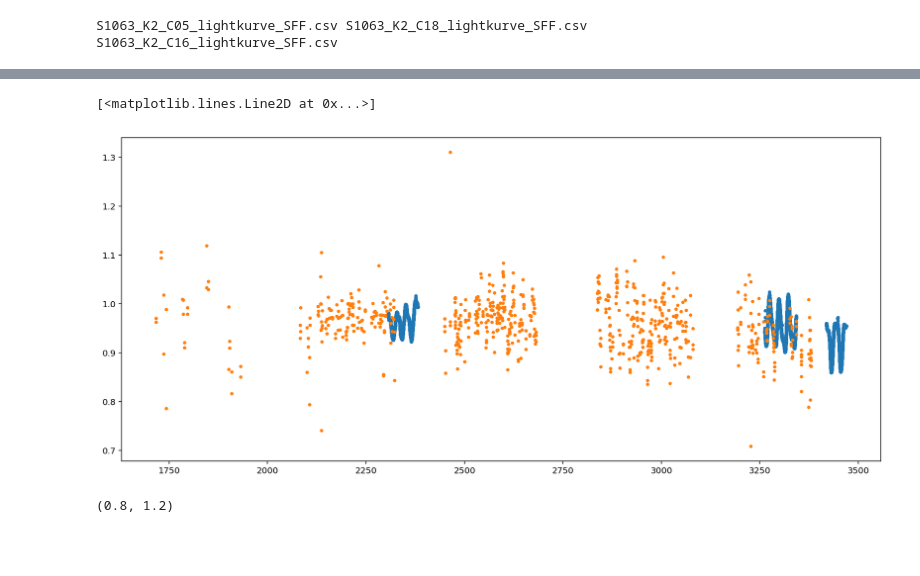
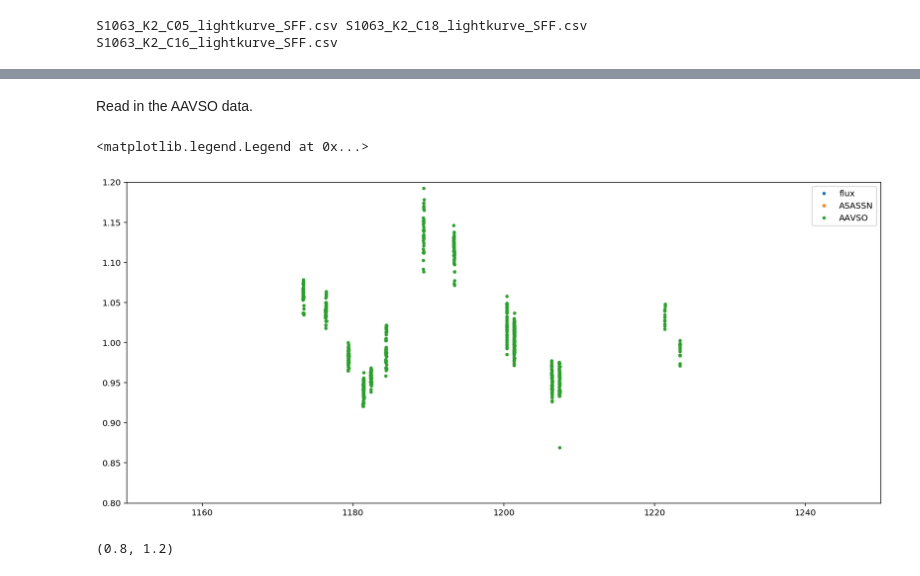
Before and after one commit to BrownDwarf/subsub, a Jupyter notebook: notebooks/Global_K2_fit_with_asassn_all_campaigns.ipynb, the cells around one changed output, grey strips where cells are left out. Drawn from its saved outputs; the diff is of its cells as text; code cells hidden in the pictures; blank space fills up the shorter version.

Commit message:
Notebook for K2 ASASSN GP analysis

```diff
--- a/notebooks/Global_K2_fit_with_asassn_all_campaigns.ipynb
+++ b/notebooks/Global_K2_fit_with_asassn_all_campaigns.ipynb
@@ -44,6 +44,26 @@ df_ASASSN['flux_err'] /=const
 # drop outliers
 good_mask = (df_ASASSN.flux > 0.7) & (df_ASASSN.time < 3500)
 df_ASASSN = df_ASASSN[good_mask].reset_index(drop=True)
+# %% [markdown]
+Read in the AAVSO data.
+# %%
+keep_cols = ['JD', 'Magnitude', 'Uncertainty', 'Band']
+df = pd.read_csv('../data/raw/aavsodata_5c5df877134a9.txt', usecols=keep_cols)
+
+v_band = df.Band == 'V'
+
+df['mag']= df.Magnitude.str.lstrip('<').astype(np.float)
+df['JD_like']= df.JD.astype(np.float)
+
+df = df[v_band]
+df = df.reset_index(drop=True)[['JD_like', 'mag', 'Uncertainty', 'Band']]
+# %%
+df_AAVSO = df
+# %%
+df_AAVSO['flux'] = 10**(df_AAVSO.mag/-2.5)
+const = np.nanmedian(df_AAVSO['flux'])
+df_AAVSO['flux'] = df_AAVSO['flux'] / const
+df_AAVSO['time'] = df_AAVSO.JD_like - 2454833.0
 # %%
 # Here we retroactively assign the campaign zeropoints, which are not known a-priori.
 C05_const, C16_const, C18_const = 76956.4, 73136.2, 77089.98 # iteratively computed at bottom.
@@ -58,13 +78,15 @@ df['flux_err'] = df.flux *0.005
 # %%
 plt.figure(figsize=(16, 7))
 plt.plot(df.time, df.flux, '.')
 #plt.plot(dfC05.time, dfC05.flux/ np.percentile(dfC05.flux, 98), 'r.')
-plt.plot(df_ASASSN.time, df_ASASSN.flux, '.')
-#plt.xlim(2457000, 2458000+400)
-#plt.ylim(0.8, 1.2)
+plt.plot(df_ASASSN.time, df_ASASSN.flux, '.', label='ASASSN')
+plt.plot(df_AAVSO.time, df_AAVSO.flux, '.', label='AAVSO')
+plt.xlim(1150, 1250)
+plt.ylim(0.8, 1.2)
+plt.legend()
 # %% [output]
-[<matplotlib.lines.Line2D at 0x...>]
+<matplotlib.legend.Legend at 0x...>
-[figure, old version]
+[figure, new version]
 # %%
 plt.figure(figsize=(16, 7))
 plt.plot(df.time, df.flux, '.')
```
Also changed, not shown: parts of 1 cell of this notebook.
